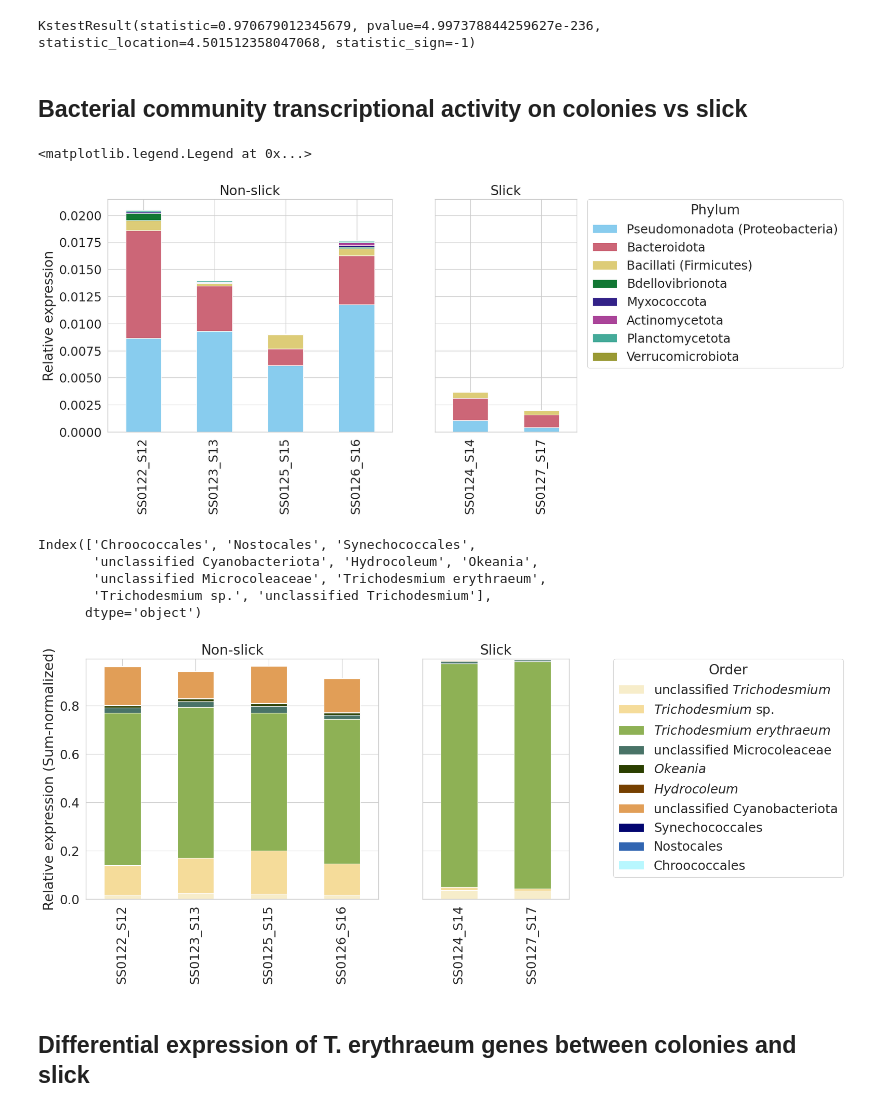
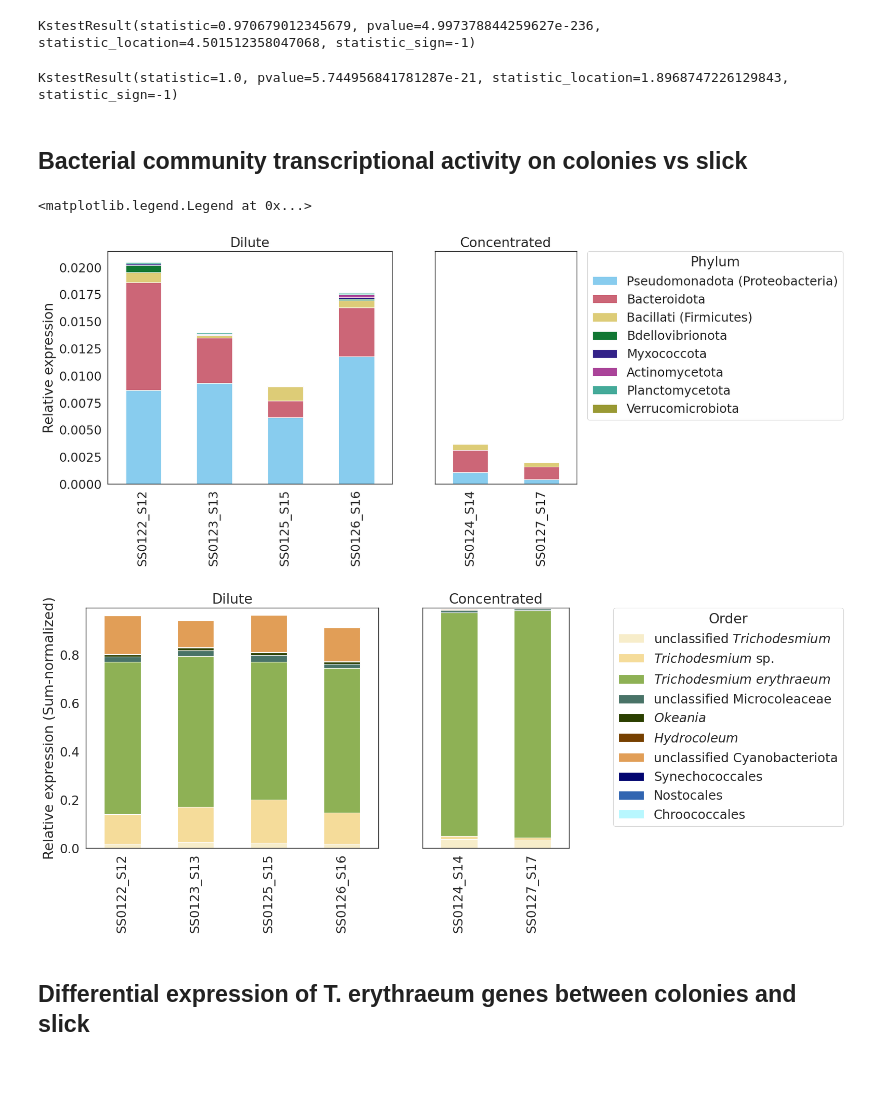
Before and after one commit to annikagomez/T.NPSG-analysis, a Jupyter notebook: fig_2_metaT.ipynb, the cells around one changed output. Drawn from its saved outputs; the diff is of its cells as text; code cells hidden in the pictures; blank space fills up the shorter version.

```diff
--- a/fig_2_metaT.ipynb
+++ b/fig_2_metaT.ipynb
@@ -104,13 +124,21 @@ slick = tpm_stacked[tpm_stacked['source'] == 'Slick']['tpm']
 stats.kstest(slick, non_slick)
 # %% [output]
 KstestResult(statistic=0.970679012345679, pvalue=4.997378844259627e-236, statistic_location=4.501512358047068, statistic_sign=-1)
+# %%
+#Kolmogorov-Smirnov test phage structural gene expression on picked colones vs. slick
+structural_tpm = tpm_stacked[(tpm_stacked['function'] == 'tail') | (tpm_stacked['function'] == 'head and packaging')]
+non_slick = structural_tpm[structural_tpm['source'] == 'Dilute']['tpm']
+slick = structural_tpm[structural_tpm['source'] == 'Concentrated']['tpm']
+stats.kstest(slick, non_slick)
+# %% [output]
+KstestResult(statistic=1.0, pvalue=5.744956841781287e-21, statistic_location=1.8968747226129843, statistic_sign=-1)
 # %%
 #phage_tpm.to_csv('output_tables/ST7_phage_tpm.csv')
 # %% [markdown]
 ## Bacterial community transcriptional activity on colonies vs slick
 # %%
 #Read in transcripts per million from salmon quantification of assembled transcripts
-all_tpm = pd.read_csv('/ocean/projects/ees240006p/agomez3/tricho_virus/metaT/all_tpm.csv',index_col=0)
+all_tpm = pd.read_csv('metaT_files/all_tpm.csv',index_col=0)
 contig_tpms = all_tpm.groupby('contig').sum()
 #Read in taxonomy estimations from GTDB
 gtdb_tax = pd.read_csv('metaT_files/gtdb_taxonomy_result.tsv',sep='\t',header=None,names=['contig','taxid','rank','LCA','1','2','3','4']).drop(['1','2','3','4'],axis=1)
@@ -241,32 +269,23 @@ phyla_rel_tpm = phyla_rel_tpm.loc[phyla_rel_tpm.sum(axis=1).sort_values(ascendin
 # %%
 #Plot heterotroph community expression
 heterotroph_tpm = phyla_rel_tpm.iloc[2:]
 nonslick = heterotroph_tpm[['SS0122_S12','SS0123_S13','SS0125_S15','SS0126_S16']].T
 slick = heterotroph_tpm[['SS0124_S14','SS0127_S17']].T
 from pypalettes import load_cmap
 cmap = load_cmap("Safe").hex
 fig, (ax0, ax1) = plt.subplots(nrows=1, ncols=2, sharey=True,figsize=(12, 6),width_ratios=[4,2])
 nonslick.plot.bar(stacked=True, ax=ax0,legend=False,color=cmap)
-ax0.set_title('Non-slick')
+ax0.set_title('Dilute')
 ax0.set(xlabel=None, ylabel='Relative expression')
 slick.plot.bar(stacked=True, ax=ax1,legend=False,color=cmap)
-ax1.set_title('Slick')
+ax1.set_title('Concentrated')
 ax1.set(xlabel=None)
 color,label=ax0.get_legend_handles_labels()
 fig.legend([ax0, ax1], labels=label,loc="upper right",bbox_to_anchor=(1.35,.9),title='Phylum')
 #plt.savefig('output_figures/supp_fig_heterotroph_community_exp.svg',transparent=True,bbox_inches='tight')
 # %% [output]
 <matplotlib.legend.Legend at 0x...>
-[figure, old version]
+[figure, new version]
-# %%
-order_rel.index
-'$\it{text you want to show in italics}$'
-# %% [output]
-Index(['Chroococcales', 'Nostocales', 'Synechococcales',
-       'unclassified Cyanobacteriota', 'Hydrocoleum', 'Okeania',
-       'unclassified Microcoleaceae', 'Trichodesmium erythraeum',
-       'Trichodesmium sp.', 'unclassified Trichodesmium'],
-      dtype='object')
 # %%
 #Plot cyanobacterial community expression
 
@@ -284,10 +303,10 @@ slick = order_rel.iloc[::-1][['SS0124_S14','SS0127_S17']].T
 cmap = load_cmap("okavango").hex
 fig, (ax0, ax1) = plt.subplots(nrows=1, ncols=2, sharey=True,figsize=(12, 6),width_ratios=[4,2])
 nonslick.plot.bar(stacked=True, ax=ax0,legend=False,color=cmap)
-ax0.set_title('Non-slick')
+ax0.set_title('Dilute')
 ax0.set(xlabel=None, ylabel='Relative expression (Sum-normalized)')
 slick.plot.bar(stacked=True, ax=ax1,legend=False,color=cmap)
-ax1.set_title('Slick')
+ax1.set_title('Concentrated')
 ax1.set(xlabel=None)
 color,label=ax0.get_legend_handles_labels()
 fig.legend([ax0, ax1], labels=label,
@@ -295,6 +314,6 @@ fig.legend([ax0, ax1], labels=label,
 plt.savefig('output_figures/supp_fig_cyano_community_exp.svg',transparent=True,bbox_inches='tight')
 #order_rel.to_csv('metaT_files/cyanobacterial_order_relative_expression.csv')
 # %% [output]
-[figure, old version]
+[figure, new version]
 # %% [markdown]
 ## Differential expression of T. erythraeum genes between colonies and slick
```
Also changed, not shown: parts of 14 cells of this notebook, 15 other files.
